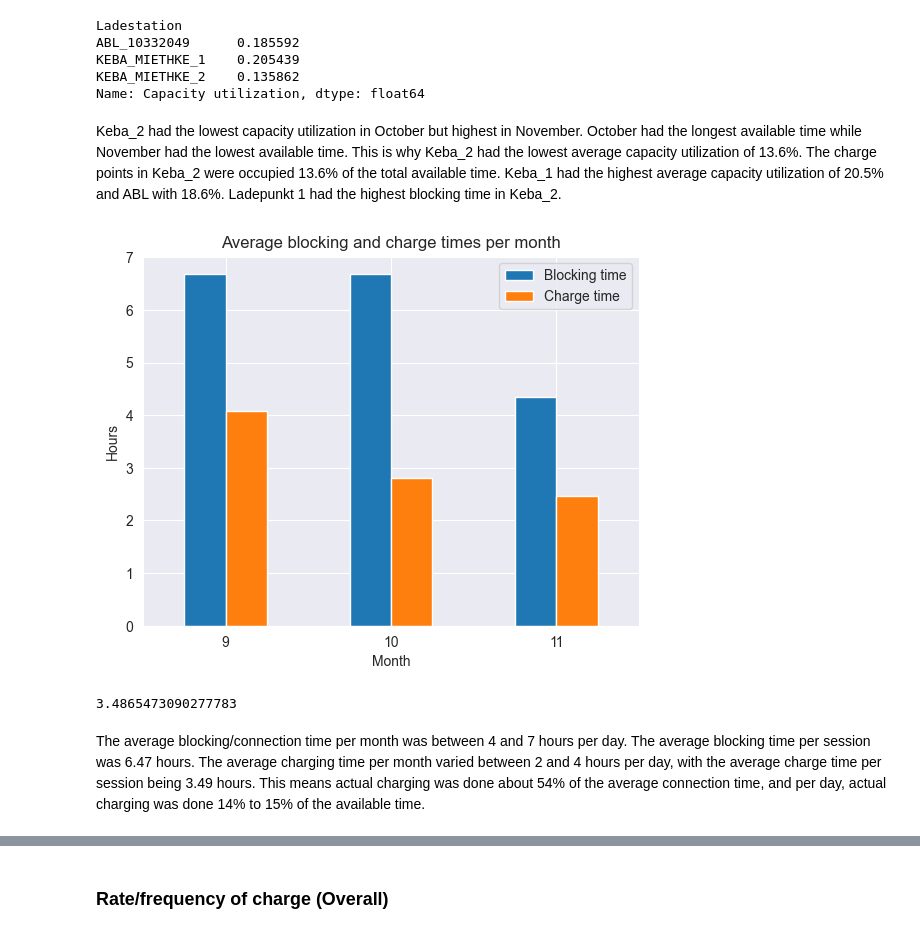
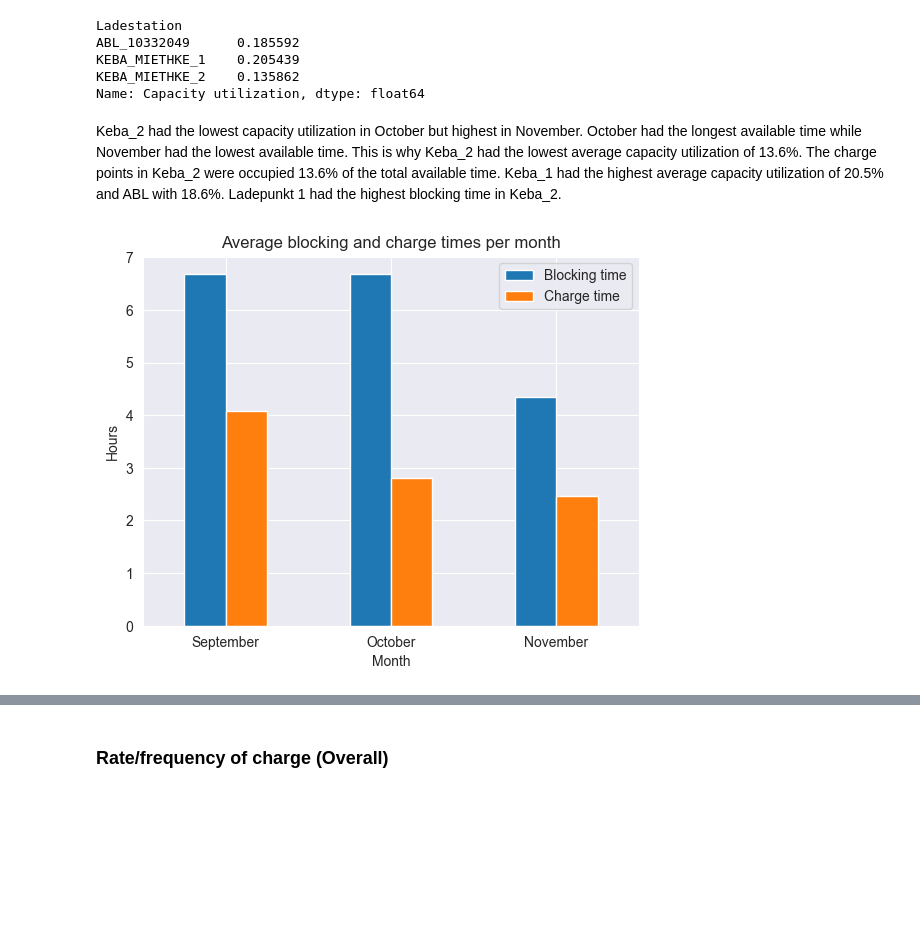
Before and after one commit to Omotayewo/EV-charging-analysis, a Jupyter notebook: Notebooks/Analysis of Electric Vehicle Charging Transactions (Employees).ipynb, the cells around one changed output, grey strips where cells are left out. Cells and saved outputs as stored; diff of their text form; code cells hidden in the pictures; blank space fills up the shorter version.

Commit message:
Analysis of User data

```diff
--- a/Notebooks/Analysis of Electric Vehicle Charging Transactions (Employees).ipynb
+++ b/Notebooks/Analysis of Electric Vehicle Charging Transactions (Employees).ipynb
@@ -332,21 +332,16 @@ ABL_10332049      0.185592
 KEBA_MIETHKE_1    0.205439
 KEBA_MIETHKE_2    0.135862
 Name: Capacity utilization, dtype: float64
-# %% [markdown]
-Keba_2 had the lowest capacity utilization in October but highest in November. October had the longest available time while November had the lowest available time. This is why Keba_2 had the lowest average capacity utilization of 13.6%. The charge points in Keba_2 were occupied 13.6% of the total available time. Keba_1 had the highest average capacity utilization of 20.5% and ABL with 18.6%. Ladepunkt 1 had the highest blocking time in Keba_2.
+# %% [markdown]
+Keba_2 had the lowest capacity utilization in October but highest in November. October had the longest available time while November had the lowest available time. This is why Keba_2 had the lowest average capacity utilization of 13.6%. The charge points in Keba_2 were occupied 13.6% of the total available time. Keba_1 had the highest average capacity utilization of 20.5% and ABL with 18.6%. Ladepunkt 1 had the highest blocking time in Keba_2.
 # %%
-employee_data.groupby('Plugged_in_month')[['Blocking time', 'Charge time']].mean().plot(kind='bar')
+ax = employee_data.groupby('Plugged_in_month')[['Blocking time', 'Charge time']].mean().plot(kind='bar')
+ax.set_xticklabels(['September', 'October', 'November'])
 plt.xlabel('Month')
 plt.ylabel('Hours')
 plt.xticks(rotation=0)
 plt.title('Average blocking and charge times per month')
 plt.savefig('../Images/Employees/Redo/average-blocking-charge-time-per-month')
 plt.show()
 # %% [output]
-[figure, old version]
+[figure, new version]
-# %%
-employee_data['Charge time'].mean()
-# %% [output]
-3.4865473090277783
-# %% [markdown]
-The average blocking/connection time per month was between 4 and 7 hours per day. The average blocking time per session was 6.47 hours. The average charging time per month varied between 2 and 4 hours per day, with the average charge time per session being 3.49 hours. This means actual charging was done about 54% of the average connection time, and per day, actual charging was done 14% to 15% of the available time.
```
Also changed, not shown: parts of 42 cells of this notebook, 17 other files.
